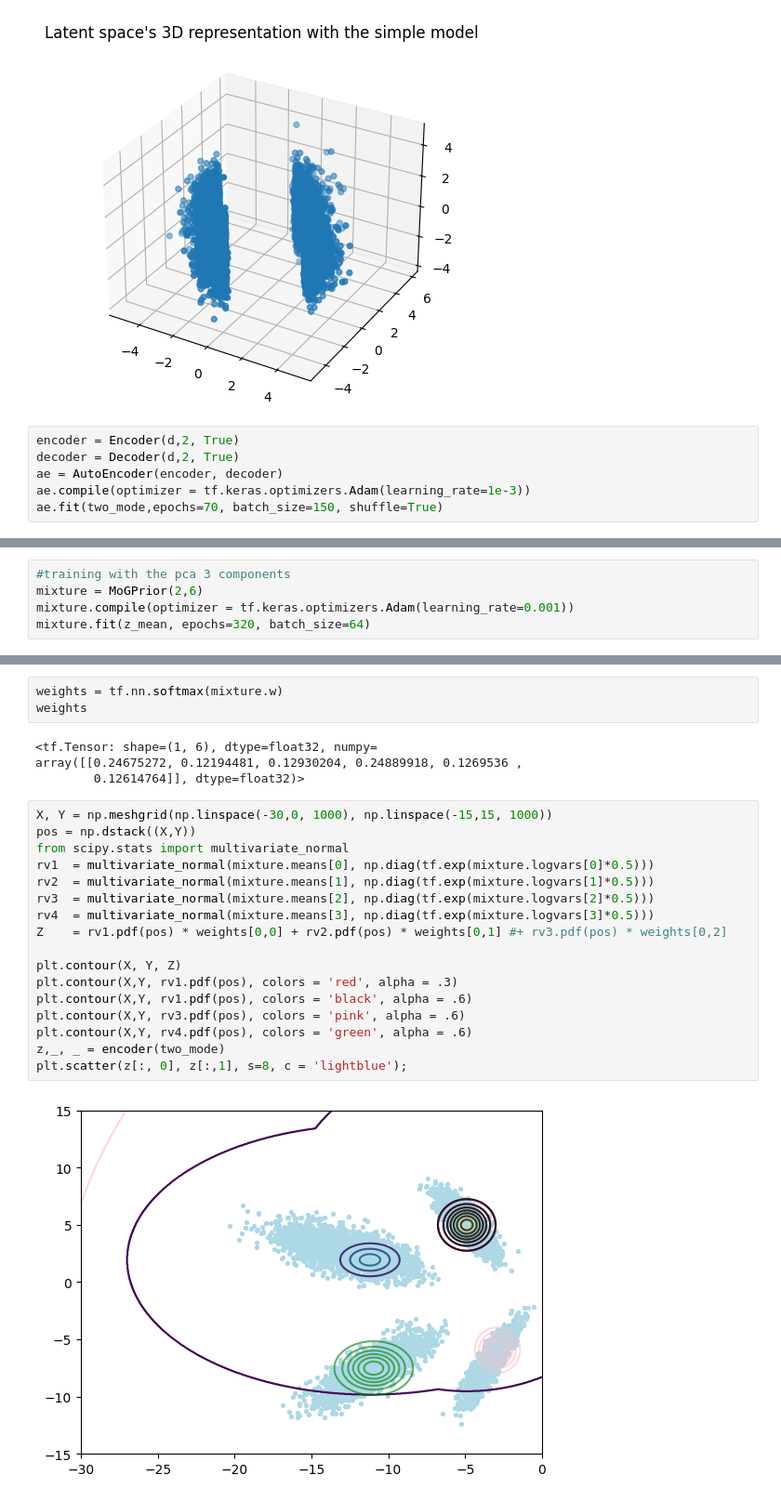
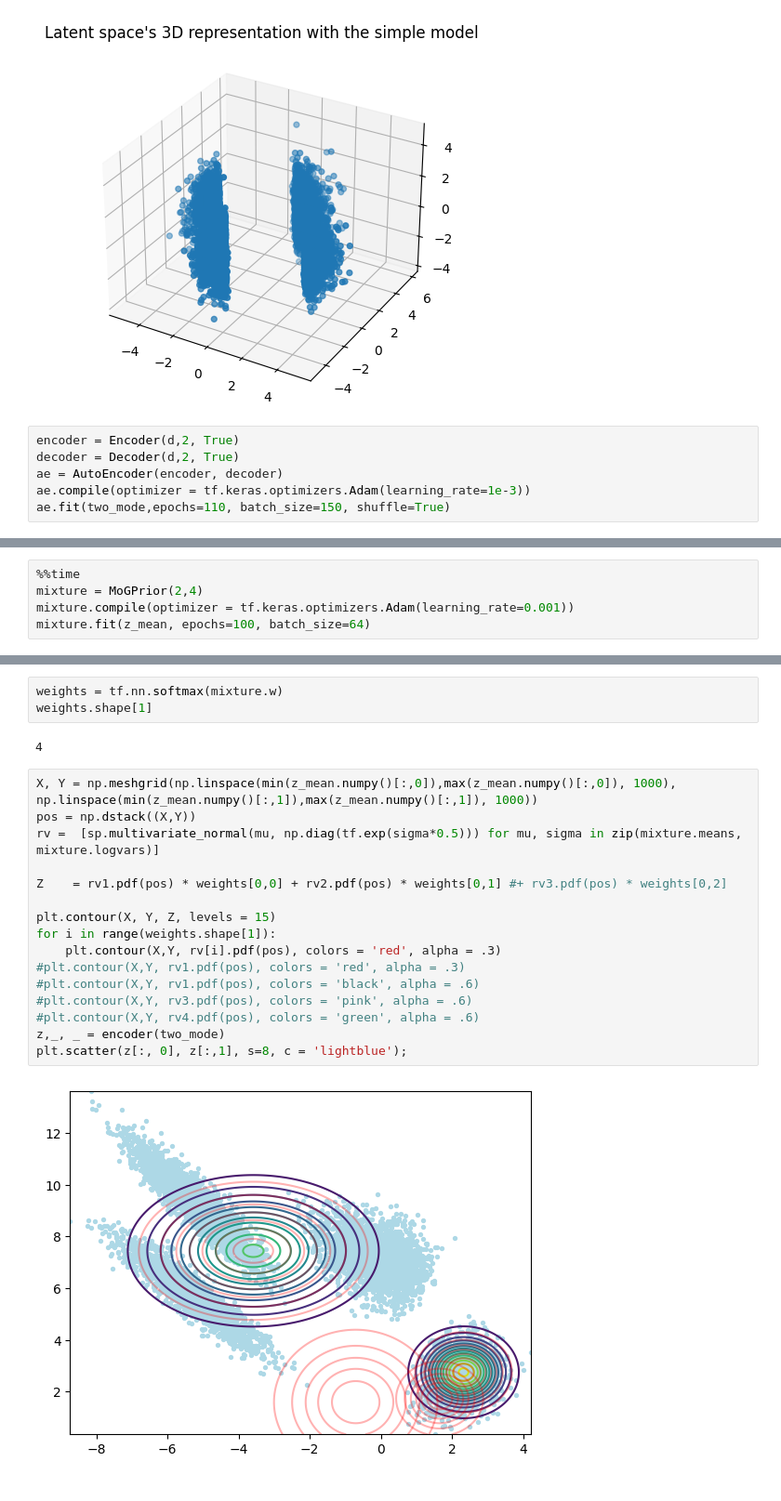
Before and after one commit to imn167/VAE_SS, a Jupyter notebook: GoM_test.ipynb, the cells around one changed output, grey strips where cells are left out. Shown at 93% size. Cells and saved outputs as stored; diff of their text form.

```diff
--- a/GoM_test.ipynb
+++ b/GoM_test.ipynb
@@ -327,5 +255,5 @@ encoder = Encoder(d,2, True)
 decoder = Decoder(d,2, True)
 ae = AutoEncoder(encoder, decoder)
 ae.compile(optimizer = tf.keras.optimizers.Adam(learning_rate=1e-3))
-ae.fit(two_mode,epochs=70, batch_size=150, shuffle=True)
+ae.fit(two_mode,epochs=110, batch_size=150, shuffle=True)
 # %% [output]
@@ -370,6 +298,6 @@ for i in range(1):
 # %%
-#training with the pca 3 components
-mixture = MoGPrior(2,6)
+%%time
+mixture = MoGPrior(2,4)
 mixture.compile(optimizer = tf.keras.optimizers.Adam(learning_rate=0.001))
-mixture.fit(z_mean, epochs=320, batch_size=64)
+mixture.fit(z_mean, epochs=100, batch_size=64)
 # %% [output]
@@ -419,27 +343,24 @@ array([[0.8695011 , 1.2515785 ],
 # %%
 weights = tf.nn.softmax(mixture.w)
-weights
+weights.shape[1]
 # %% [output]
-<tf.Tensor: shape=(1, 6), dtype=float32, numpy=
-array([[0.24675272, 0.12194481, 0.12930204, 0.24889918, 0.1269536 ,
-        0.12614764]], dtype=float32)>
+4
 # %%
-X, Y = np.meshgrid(np.linspace(-30,0, 1000), np.linspace(-15,15, 1000))
+X, Y = np.meshgrid(np.linspace(min(z_mean.numpy()[:,0]),max(z_mean.numpy()[:,0]), 1000), np.linspace(min(z_mean.numpy()[:,1]),max(z_mean.numpy()[:,1]), 1000))
 pos = np.dstack((X,Y))
-from scipy.stats import multivariate_normal
-rv1  = multivariate_normal(mixture.means[0], np.diag(tf.exp(mixture.logvars[0]*0.5)))
-rv2  = multivariate_normal(mixture.means[1], np.diag(tf.exp(mixture.logvars[1]*0.5)))
-rv3  = multivariate_normal(mixture.means[2], np.diag(tf.exp(mixture.logvars[2]*0.5)))
-rv4  = multivariate_normal(mixture.means[3], np.diag(tf.exp(mixture.logvars[3]*0.5)))
+rv =  [sp.multivariate_normal(mu, np.diag(tf.exp(sigma*0.5))) for mu, sigma in zip(mixture.means, mixture.logvars)]
+
 Z    = rv1.pdf(pos) * weights[0,0] + rv2.pdf(pos) * weights[0,1] #+ rv3.pdf(pos) * weights[0,2]
 
-plt.contour(X, Y, Z)
-plt.contour(X,Y, rv1.pdf(pos), colors = 'red', alpha = .3)
-plt.contour(X,Y, rv1.pdf(pos), colors = 'black', alpha = .6)
-plt.contour(X,Y, rv3.pdf(pos), colors = 'pink', alpha = .6)
-plt.contour(X,Y, rv4.pdf(pos), colors = 'green', alpha = .6)
+plt.contour(X, Y, Z, levels = 15)
+for i in range(weights.shape[1]):
+    plt.contour(X,Y, rv[i].pdf(pos), colors = 'red', alpha = .3)
+#plt.contour(X,Y, rv1.pdf(pos), colors = 'red', alpha = .3)
+#plt.contour(X,Y, rv1.pdf(pos), colors = 'black', alpha = .6)
+#plt.contour(X,Y, rv3.pdf(pos), colors = 'pink', alpha = .6)
+#plt.contour(X,Y, rv4.pdf(pos), colors = 'green', alpha = .6)
 z,_, _ = encoder(two_mode)
 plt.scatter(z[:, 0], z[:,1], s=8, c = 'lightblue');
 # %% [output]
-[figure, old version]
+[figure, new version]
 # %%
```
Also changed, not shown: parts of 32 cells of this notebook, 11 other files.
